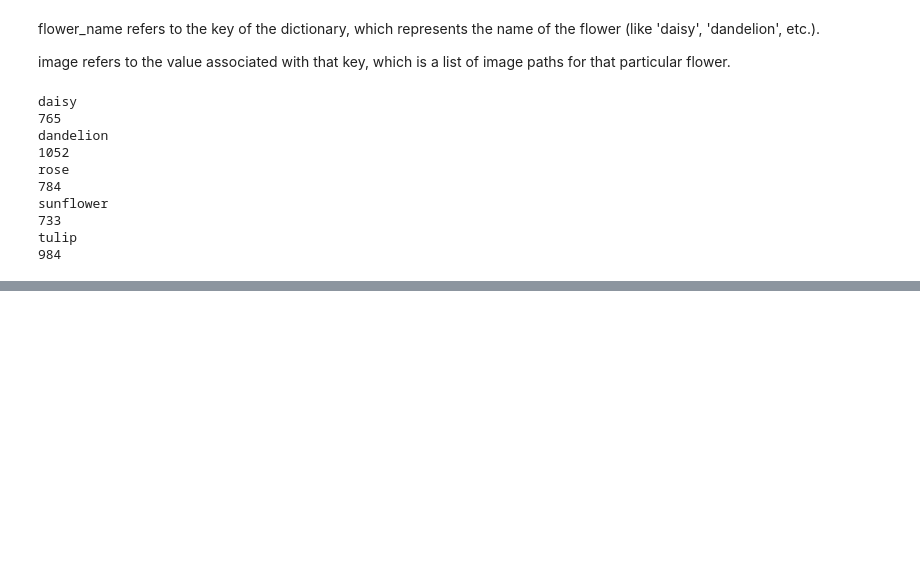
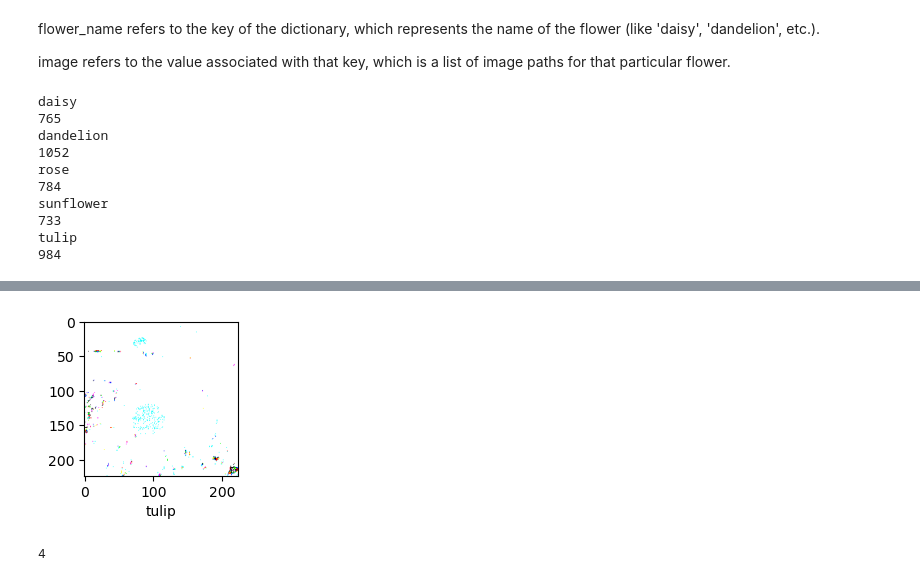
Before and after one commit to Roselinstanley/Deep-Learning, a Jupyter notebook: flowerdetection.ipynb, the cells around one changed output, grey strips where cells are left out. Saved outputs shown, nothing was run; the diff lists cells and outputs as text; code cells hidden in the pictures; blank space fills up the shorter version.

```diff
--- a/flowerdetection.ipynb
+++ b/flowerdetection.ipynb
@@ -179,0 +174,2 @@ Epoch 10/10
+# %%
+pred=model.predict(x_test)
@@ -179,0 +178,15 @@ Epoch 10/10
+# %%
+y_pred_classes=np.argmax(pred,axis=1)
+# %%
+def plot_img(x,y,index):
+    plt.figure(figsize=(2,2))
+    plt.imshow(x[index])
+    plt.xlabel(classes[y[index]])
+# %%
+plot_img(x_test,y_pred_classes,20)
+# %% [output]
+[figure, added]
+# %%
+y_pred_classes[20]
+# %% [output]
+4
```
Also changed, not shown: parts of 6 cells of this notebook.
